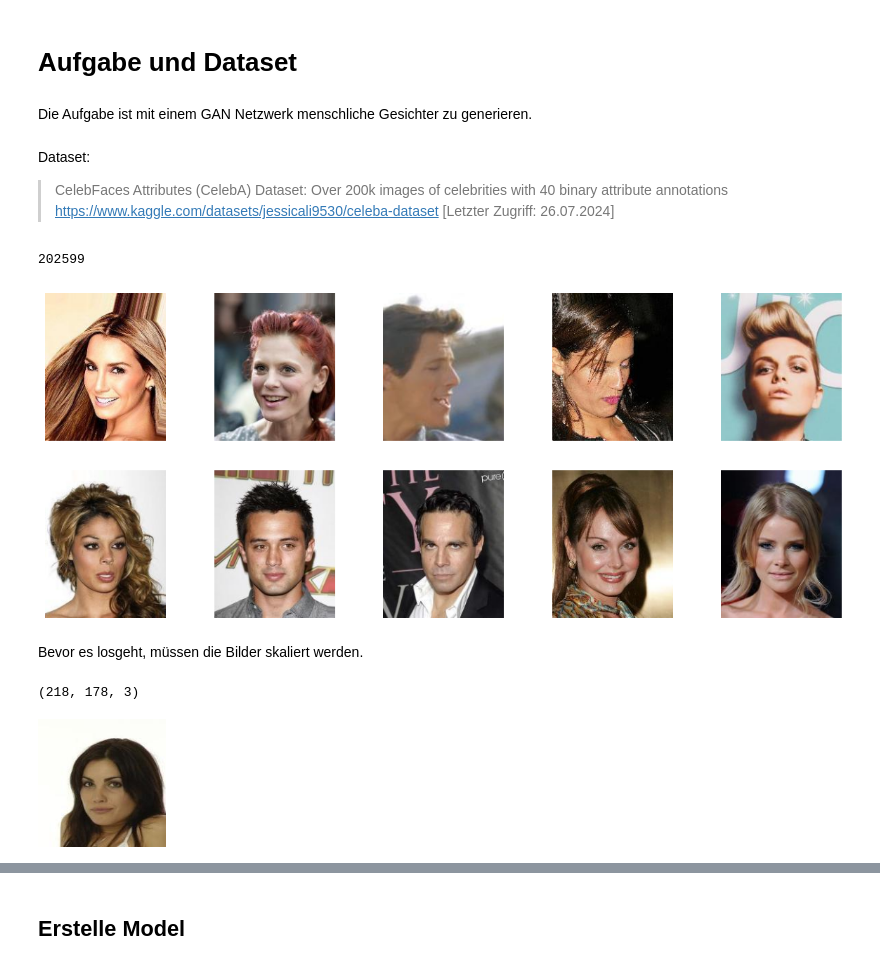
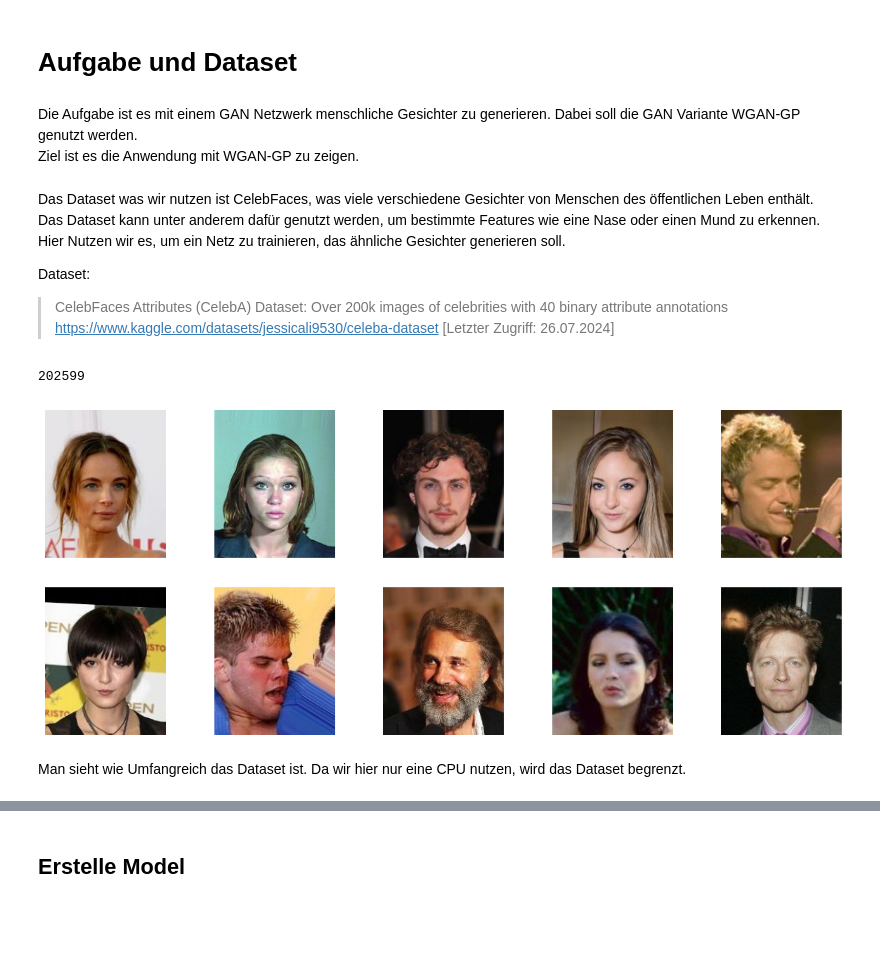
Before and after one commit to as8345s/GenAI_LangChain_Content, a Jupyter notebook: GAN/Wasserstein-GAN.ipynb, the cells around one changed output, grey strips where cells are left out. Cells and saved outputs as stored; diff of their text form; code cells hidden in the pictures; blank space fills up the shorter version.

Commit message:
Update Notebooks
- Wasserstein-GAN is now generating human faces.
- Put all together in a class.

```diff
--- a/GAN/Wasserstein-GAN.ipynb
+++ b/GAN/Wasserstein-GAN.ipynb
@@ -21,7 +38,8 @@ Mit WGAN wird das Problem des Vanishing-Gradient angegangen durch den Einsatz vo
 # %% [markdown]
 <h1>Aufgabe und Dataset</h1>
 # %% [markdown]
-Die Aufgabe ist mit einem GAN Netzwerk menschliche Gesichter zu generieren.
+Die Aufgabe ist es mit einem GAN Netzwerk menschliche Gesichter zu generieren. Dabei soll die GAN Variante WGAN-GP genutzt werden. <br>
+Ziel ist es die Anwendung mit WGAN-GP zu zeigen.
 # %%
 # Imports.
 import tensorflow as tf
@@ -31,6 +49,9 @@ import matplotlib.pyplot as plt
 import PIL
 import cv2
 # %% [markdown]
+Das Dataset was wir nutzen ist CelebFaces, was viele verschiedene Gesichter von Menschen des öffentlichen Leben enthält.<br>
+Das Dataset kann unter anderem dafür genutzt werden, um bestimmte Features wie eine Nase oder einen Mund zu erkennen. Hier Nutzen wir es, um ein Netz zu trainieren, das ähnliche Gesichter generieren soll.
+
 Dataset:
 > CelebFaces Attributes (CelebA) Dataset:  Over 200k images of celebrities with 40 binary attribute annotations <br>
 > https://www.kaggle.com/datasets/jessicali9530/celeba-dataset  [Letzter Zugriff: 26.07.2024]
@@ -41,29 +63,17 @@ len(image_names)
 # %% [output]
 202599
 # %%
+# Bilder können einfach mit Matplotlib gezeigt werden.
+
 fig, axs = plt.subplots(2,5, figsize=(15, 6))
 axs = axs.ravel()
 
-for i, index in enumerate(np.random.randint(0, len(image_names)-1, 10)):
-    img = PIL.Image.open(url+'/'+image_names[i])
+
+for i, index in enumerate(np.random.randint(0, len(image_names)-1, 10)):  # Zufällige Bilder.
+    img = PIL.Image.open(url+'/'+image_names[index])
     axs[i].set_axis_off()
     axs[i].imshow(img)
 # %% [output]
-[figure, old version]
+[figure, new version]
 # %% [markdown]
-Bevor es losgeht, müssen die Bilder skaliert werden.
+Man sieht wie Umfangreich das Dataset ist. Da wir hier nur eine CPU nutzen, wird das Dataset begrenzt.
-# %%
-# Zeige Größer der Bilder.
-# - Ggf. kann Größe geändert werden.
-img = PIL.Image.open(url+'/'+image_names[5])
-np.array(img).shape
-# %% [output]
-(218, 178, 3)
-# %%
-img = cv2.imread(url+'/'+image_names[745])
-res = cv2.resize(img, dsize=(128, 128))
-res = cv2.cvtColor(res, cv2.COLOR_BGR2RGB)
-type(res)
-PIL.Image.fromarray(res)
-# %% [output]
-[figure, removed]
```
Also changed, not shown: parts of 27 cells of this notebook, 2 other files.
